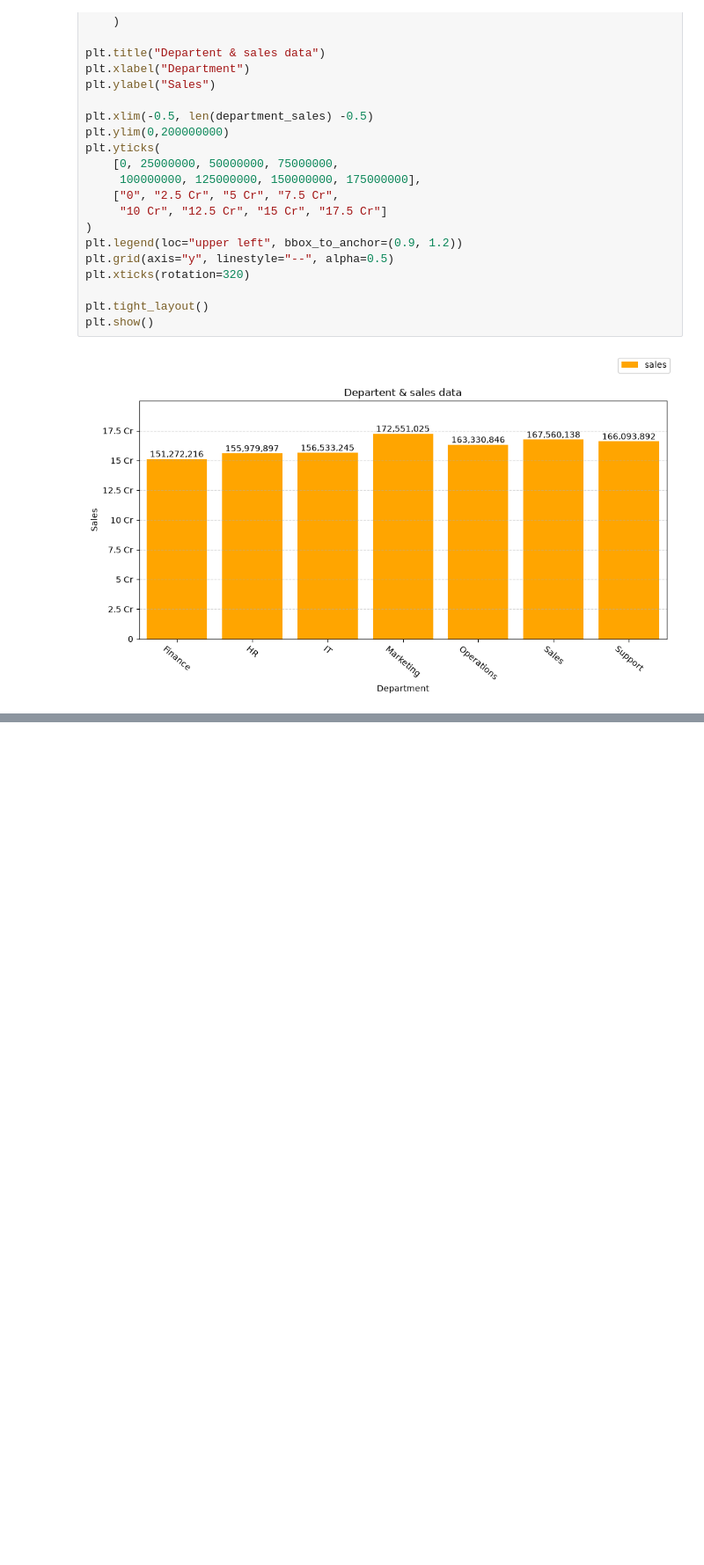
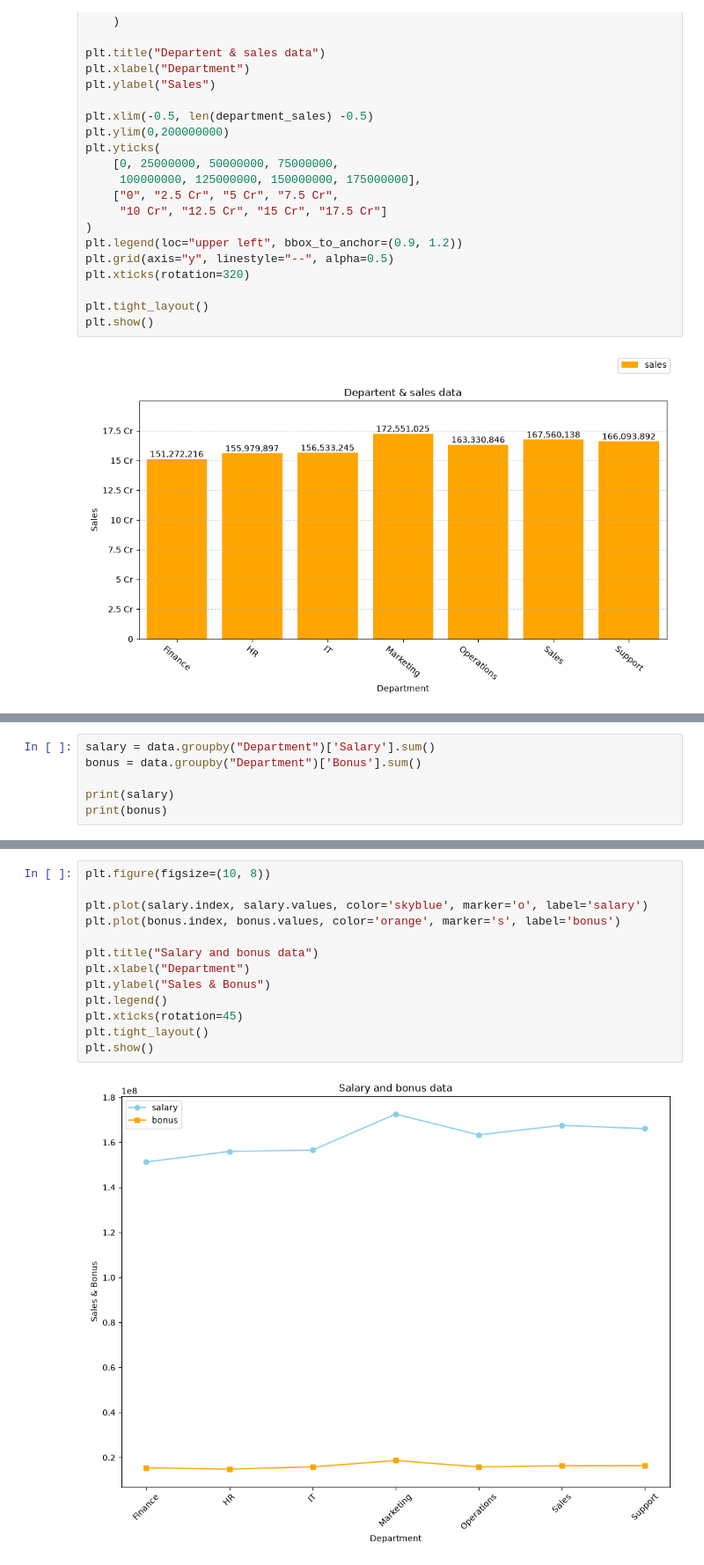
Before and after one commit to anghanshrey/Other, a Jupyter notebook: numpy_preacties/numpy.ipynb, the cells around one changed output, grey strips where cells are left out. Shown at 88% size. Drawn from its saved outputs; the diff is of its cells as text; blank space fills up the shorter version.

```diff
--- a/numpy_preacties/numpy.ipynb
+++ b/numpy_preacties/numpy.ipynb
@@ -450,0 +479,6 @@ plt.show()
+# %%
+salary = data.groupby("Department")['Salary'].sum()
+bonus = data.groupby("Department")['Bonus'].sum()
+
+print(salary)
+print(bonus)
@@ -450,0 +504,15 @@ plt.show()
+# %%
+plt.figure(figsize=(10, 8))
+
+plt.plot(salary.index, salary.values, color='skyblue', marker='o', label='salary')
+plt.plot(bonus.index, bonus.values, color='orange', marker='s', label='bonus')
+
+plt.title("Salary and bonus data")
+plt.xlabel("Department")
+plt.ylabel("Sales & Bonus")
+plt.legend()
+plt.xticks(rotation=45)
+plt.tight_layout()
+plt.show()
+# %% [output]
+[figure, added]
```
Also changed, not shown: parts of 3 cells of this notebook, 2 other files.
